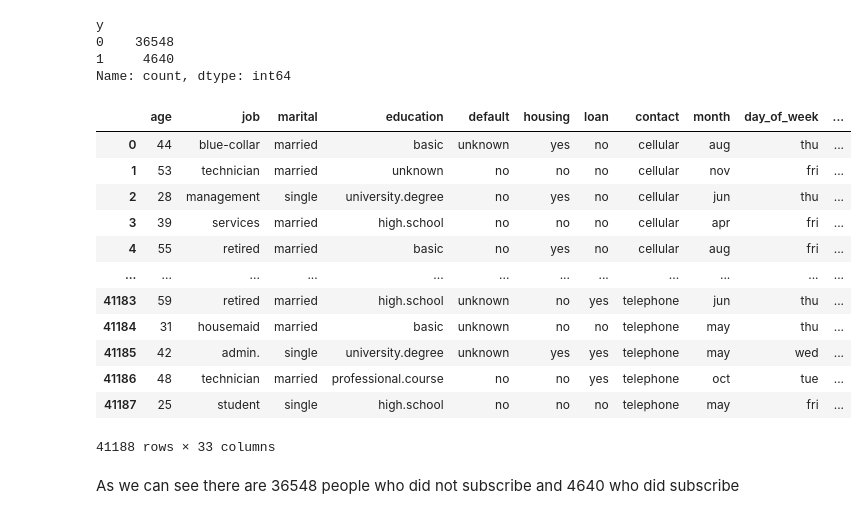
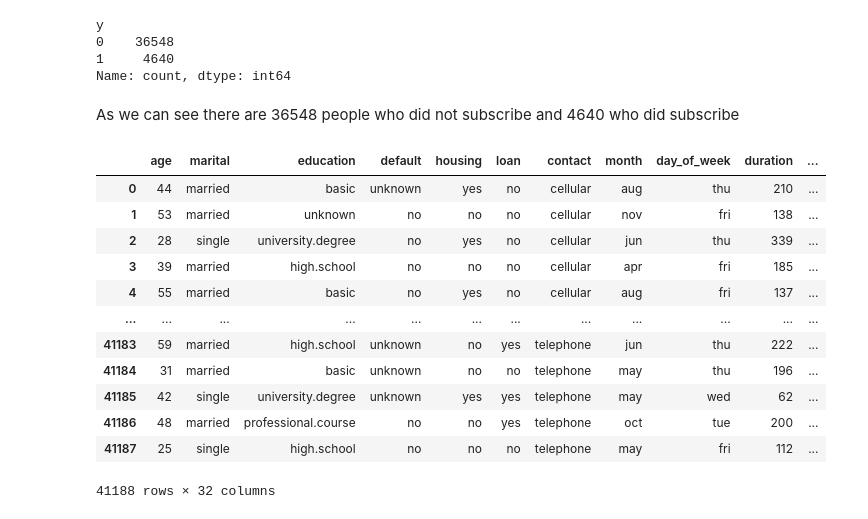
Before and after one commit to MrBigJupiter/LogisticRegression_Sandbox, a Jupyter notebook: log_prac.ipynb, the cells around one changed output. Drawn from its saved outputs; the diff is of its cells as text; code cells hidden in the pictures.

Commit message:
Dropped job column

```diff
--- a/log_prac.ipynb
+++ b/log_prac.ipynb
@@ -123,23 +123,24 @@ y
 0    36548
 1     4640
 Name: count, dtype: int64
+# %% [markdown]
+As we can see there are 36548 people who did not subscribe and 4640 who did subscribe
 # %%
 job_dummy_list = pd.get_dummies(df['job'])
 df = df.join(job_dummy_list)
+df = df.drop('job', axis=1)
 df
 # %% [output]
-|  | age | job | marital | education | default | housing | loan | contact | month | day_of_week | ... |
-| 0 | 44 | blue-collar | married | basic | unknown | yes | no | cellular | aug | thu | ... |
-| 1 | 53 | technician | married | unknown | no | no | no | cellular | nov | fri | ... |
-| 2 | 28 | management | single | university.degree | no | yes | no | cellular | jun | thu | ... |
-| 3 | 39 | services | married | high.school | no | no | no | cellular | apr | fri | ... |
-| 4 | 55 | retired | married | basic | no | yes | no | cellular | aug | fri | ... |
+|  | age | marital | education | default | housing | loan | contact | month | day_of_week | duration | ... |
+| 0 | 44 | married | basic | unknown | yes | no | cellular | aug | thu | 210 | ... |
+| 1 | 53 | married | unknown | no | no | no | cellular | nov | fri | 138 | ... |
+| 2 | 28 | single | university.degree | no | yes | no | cellular | jun | thu | 339 | ... |
+| 3 | 39 | married | high.school | no | no | no | cellular | apr | fri | 185 | ... |
+| 4 | 55 | married | basic | no | yes | no | cellular | aug | fri | 137 | ... |
 | ... | ... | ... | ... | ... | ... | ... | ... | ... | ... | ... | ... |
-| 41183 | 59 | retired | married | high.school | unknown | no | yes | telephone | jun | thu | ... |
-| 41184 | 31 | housemaid | married | basic | unknown | no | no | telephone | may | thu | ... |
-| 41185 | 42 | admin. | single | university.degree | unknown | yes | yes | telephone | may | wed | ... |
-| 41186 | 48 | technician | married | professional.course | no | no | yes | telephone | oct | tue | ... |
-| 41187 | 25 | student | single | high.school | no | no | no | telephone | may | fri | ... |
+| 41183 | 59 | married | high.school | unknown | no | yes | telephone | jun | thu | 222 | ... |
+| 41184 | 31 | married | basic | unknown | no | no | telephone | may | thu | 196 | ... |
+| 41185 | 42 | single | university.degree | unknown | yes | yes | telephone | may | wed | 62 | ... |
+| 41186 | 48 | married | professional.course | no | no | yes | telephone | oct | tue | 200 | ... |
+| 41187 | 25 | single | high.school | no | no | no | telephone | may | fri | 112 | ... |
-41188 rows × 33 columns
+41188 rows × 32 columns
-# %% [markdown]
-As we can see there are 36548 people who did not subscribe and 4640 who did subscribe
```
